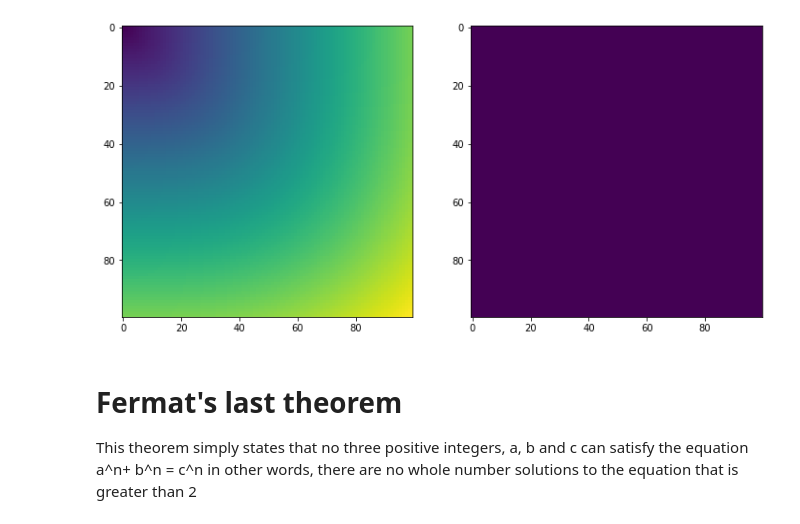
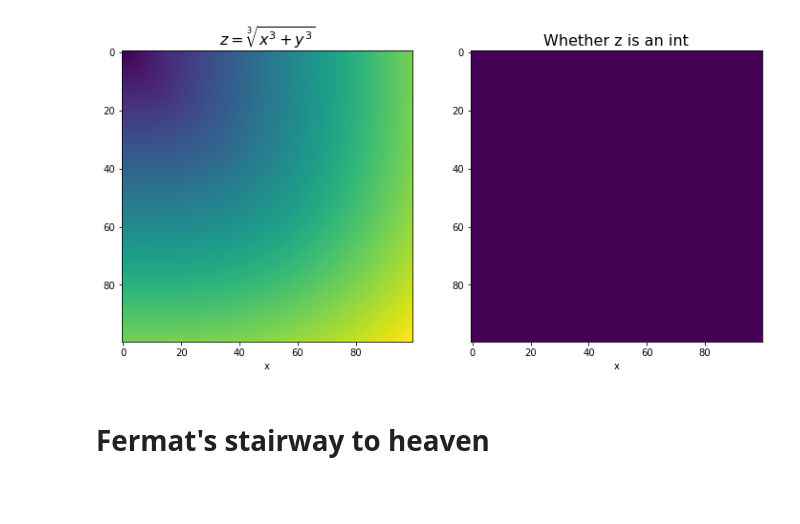
Before and after one commit to danireysan/pymath, a Jupyter notebook: Number Theory/Fermat's last theorem.ipynb, the cells around one changed output. Cells and saved outputs as stored; diff of their text form; code cells hidden in the pictures; blank space fills up the shorter version.

Commit message:
Fermat's stairway to heaven

```diff
--- a/Number Theory/Fermat's last theorem.ipynb
+++ b/Number Theory/Fermat's last theorem.ipynb
@@ -14,14 +17,18 @@ zInts = Z%1 == 0
 # %%
 fig, ax = plt.subplots(1,2, figsize= (12,6))
 
 ax[0].imshow(Z)
+ax[0].set_xlabel('y')
+ax[0].set_xlabel('x')
+ax[0].set_title('$z =  \\sqrt[3]{x^3+y^3}$', fontsize=16)
+
 ax[1].imshow(zInts)
+ax[1].set_xlabel('y')
+ax[1].set_xlabel('x')
+ax[1].set_title('Whether z is an int', fontsize=16)
 
 plt.show()
 # %% [output]
-[figure, old version]
+[figure, new version]
-# %% [markdown]
-# Fermat's last theorem
-
-This theorem simply states that no three positive integers, a, b and c can satisfy the equation a^n+ b^n = c^n
-in other words, there are no whole number solutions to the equation that is greater than 2
+# %% [markdown]
+# Fermat's stairway to heaven
```
Also changed, not shown: parts of 4 cells of this notebook.
